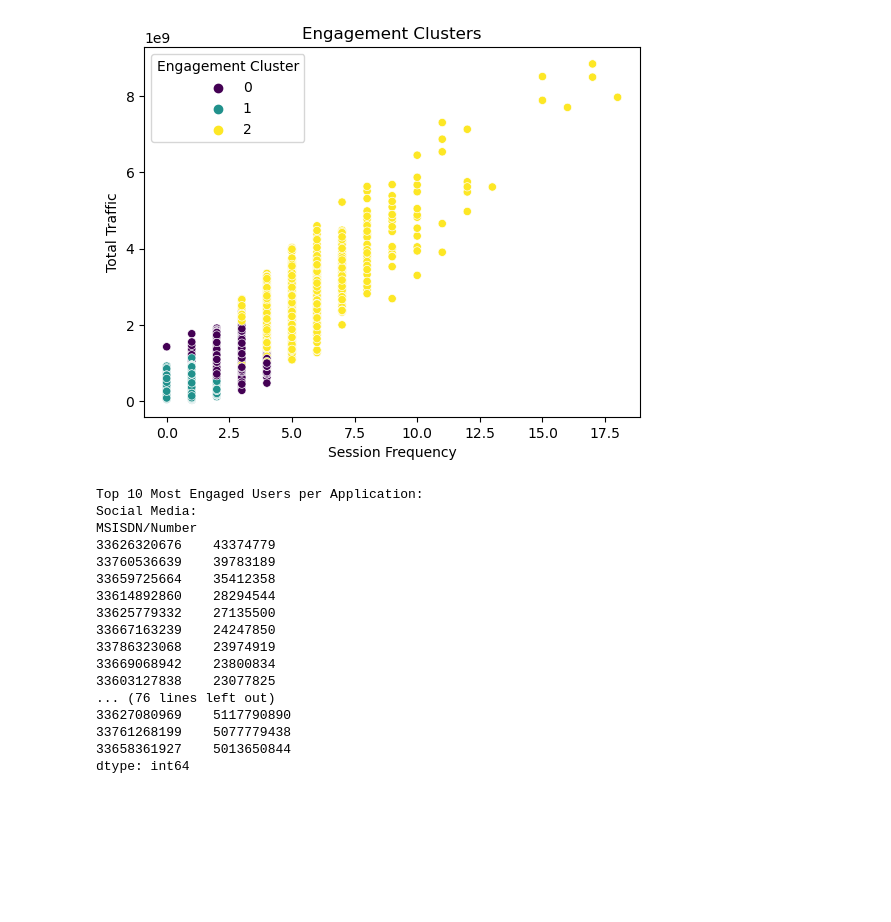
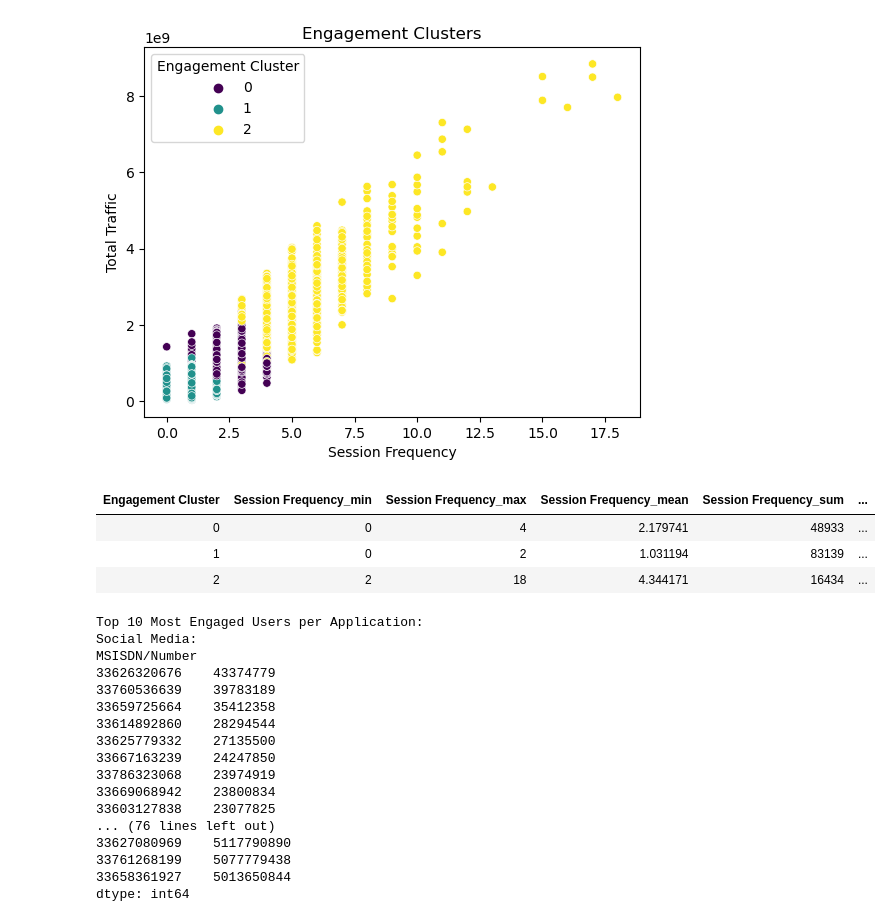
Before and after one commit to Tewodros01/10academy_Week2_Challenges, a Jupyter notebook: notebooks/10Academy_Week2_Task_2.ipynb, the cells around one changed output. Saved outputs shown, nothing was run; the diff lists cells and outputs as text; code cells hidden in the pictures; blank space fills up the shorter version.

```diff
--- a/notebooks/10Academy_Week2_Task_2.ipynb
+++ b/notebooks/10Academy_Week2_Task_2.ipynb
@@ -139,6 +156,24 @@ Engagement Cluster
 1                   39986971586699
 2                    8648304286140
 [figure]
+# %%
+# Rename the column with statistic names for better readability (optional)
+cluster_stats.columns = ['_'.join(col) for col in cluster_stats.columns]
+
+# Create a Pandas DataFrame from the cluster statistics
+cluster_stats_df = cluster_stats.reset_index()
+
+# Define table representation
+table = cluster_stats_df.to_html(index=False)
+
+# Display the table in the notebook
+from IPython.display import HTML
+display(HTML(table))
+# %% [output]
+| Engagement Cluster | Session Frequency_min | Session Frequency_max | Session Frequency_mean | Session Frequency_sum | ... |
+| 0 | 0 | 4 | 2.179741 | 48933 | ... |
+| 1 | 0 | 2 | 1.031194 | 83139 | ... |
+| 2 | 2 | 18 | 4.344171 | 16434 | ... |
 # %%
 # Define the application data mapping
 app_data = {
```
Also changed, not shown: parts of 2 cells of this notebook, 1 other file.
